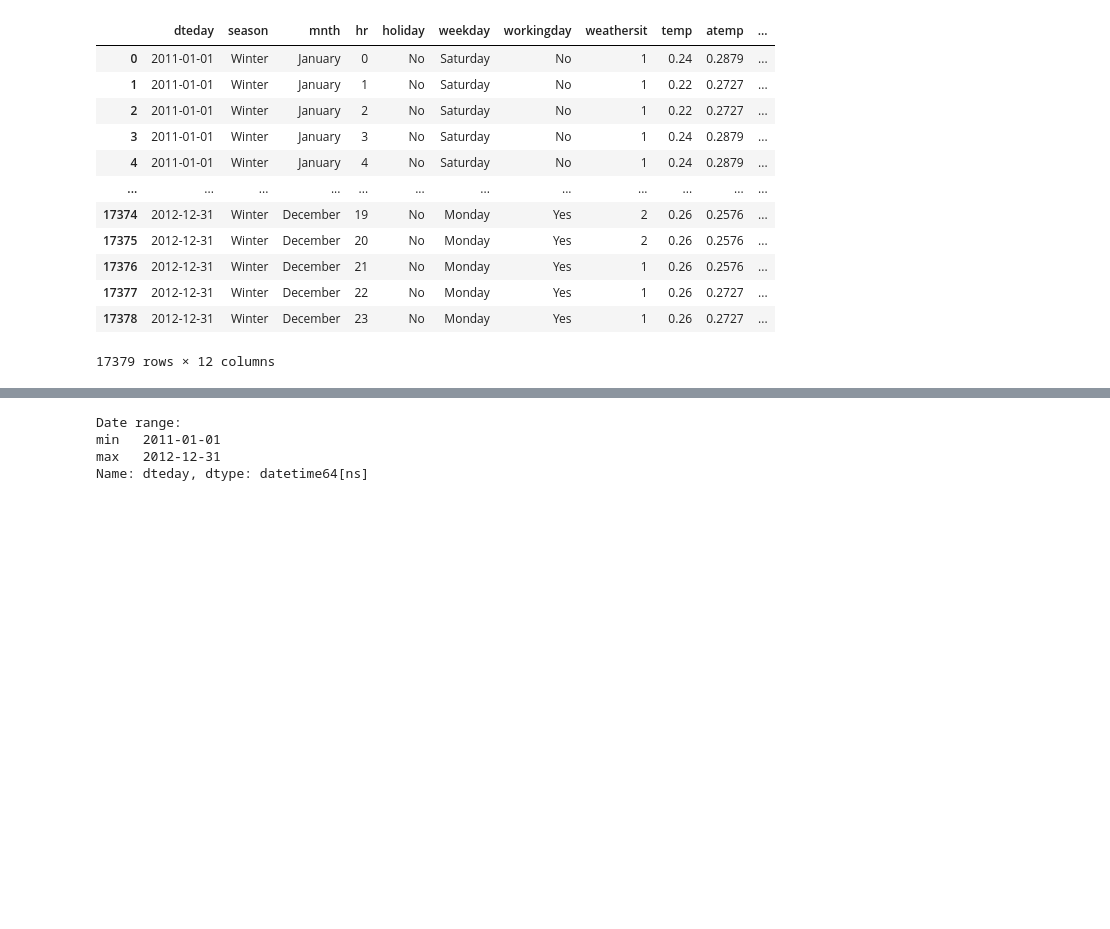
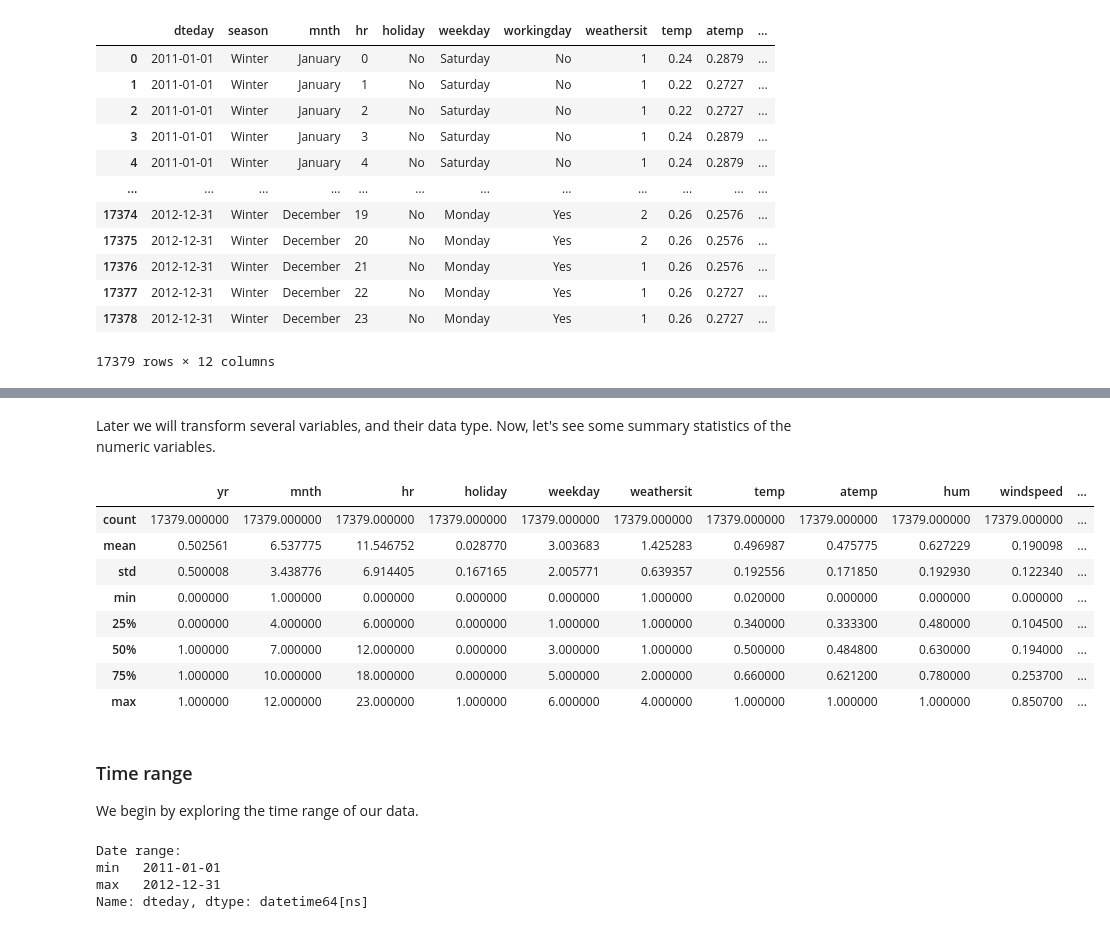
Before and after one commit to jospablo777/ml_model_api, a Jupyter notebook: notebooks/eda_and_toy_model.ipynb, the cells around one changed output, grey strips where cells are left out. Cells and saved outputs as stored; diff of their text form; code cells hidden in the pictures; blank space fills up the shorter version.

```diff
--- a/notebooks/eda_and_toy_model.ipynb
+++ b/notebooks/eda_and_toy_model.ipynb
@@ -190,3 +231,20 @@ We begin by exploring the time range of our data.
+# %% [markdown]
+Later we will transform several variables, and their data type. Now, let's see some summary statistics of the numeric variables.
+# %%
+full_df.describe()
+# %% [output]
+|  | yr | mnth | hr | holiday | weekday | weathersit | temp | atemp | hum | windspeed | ... |
+| count | 17379.000000 | 17379.000000 | 17379.000000 | 17379.000000 | 17379.000000 | 17379.000000 | 17379.000000 | 17379.000000 | 17379.000000 | 17379.000000 | ... |
+| mean | 0.502561 | 6.537775 | 11.546752 | 0.028770 | 3.003683 | 1.425283 | 0.496987 | 0.475775 | 0.627229 | 0.190098 | ... |
+| std | 0.500008 | 3.438776 | 6.914405 | 0.167165 | 2.005771 | 0.639357 | 0.192556 | 0.171850 | 0.192930 | 0.122340 | ... |
+| min | 0.000000 | 1.000000 | 0.000000 | 0.000000 | 0.000000 | 1.000000 | 0.020000 | 0.000000 | 0.000000 | 0.000000 | ... |
+| 25% | 0.000000 | 4.000000 | 6.000000 | 0.000000 | 1.000000 | 1.000000 | 0.340000 | 0.333300 | 0.480000 | 0.104500 | ... |
+| 50% | 1.000000 | 7.000000 | 12.000000 | 0.000000 | 3.000000 | 1.000000 | 0.500000 | 0.484800 | 0.630000 | 0.194000 | ... |
+| 75% | 1.000000 | 10.000000 | 18.000000 | 0.000000 | 5.000000 | 2.000000 | 0.660000 | 0.621200 | 0.780000 | 0.253700 | ... |
+| max | 1.000000 | 12.000000 | 23.000000 | 1.000000 | 6.000000 | 4.000000 | 1.000000 | 1.000000 | 1.000000 | 0.850700 | ... |
+# %% [markdown]
+### Time range
+We begin by exploring the time range of our data.
 # %%
 # Convert to date
 full_df['dteday'] = pd.to_datetime(full_df['dteday'])
```
Also changed, not shown: parts of 6 cells of this notebook, 1 other file.
